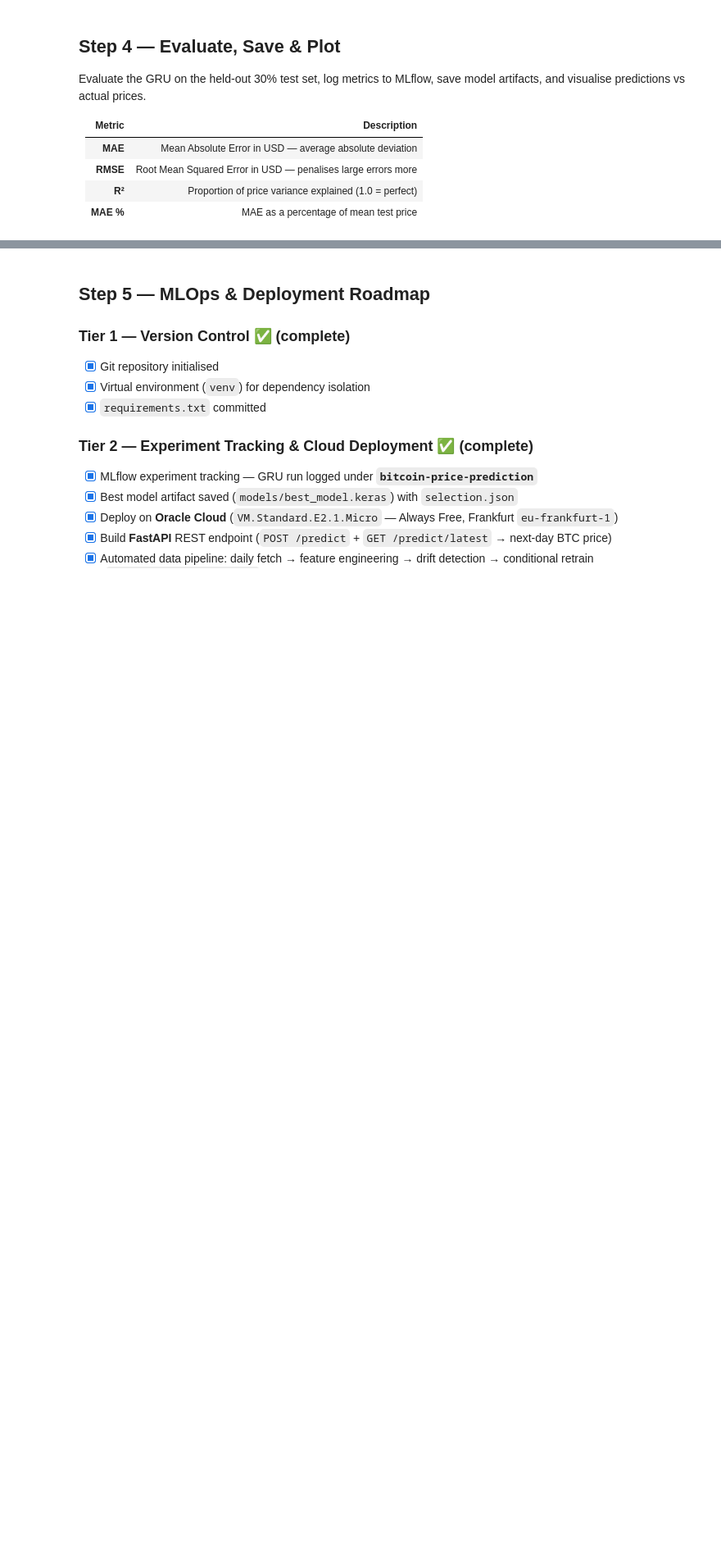
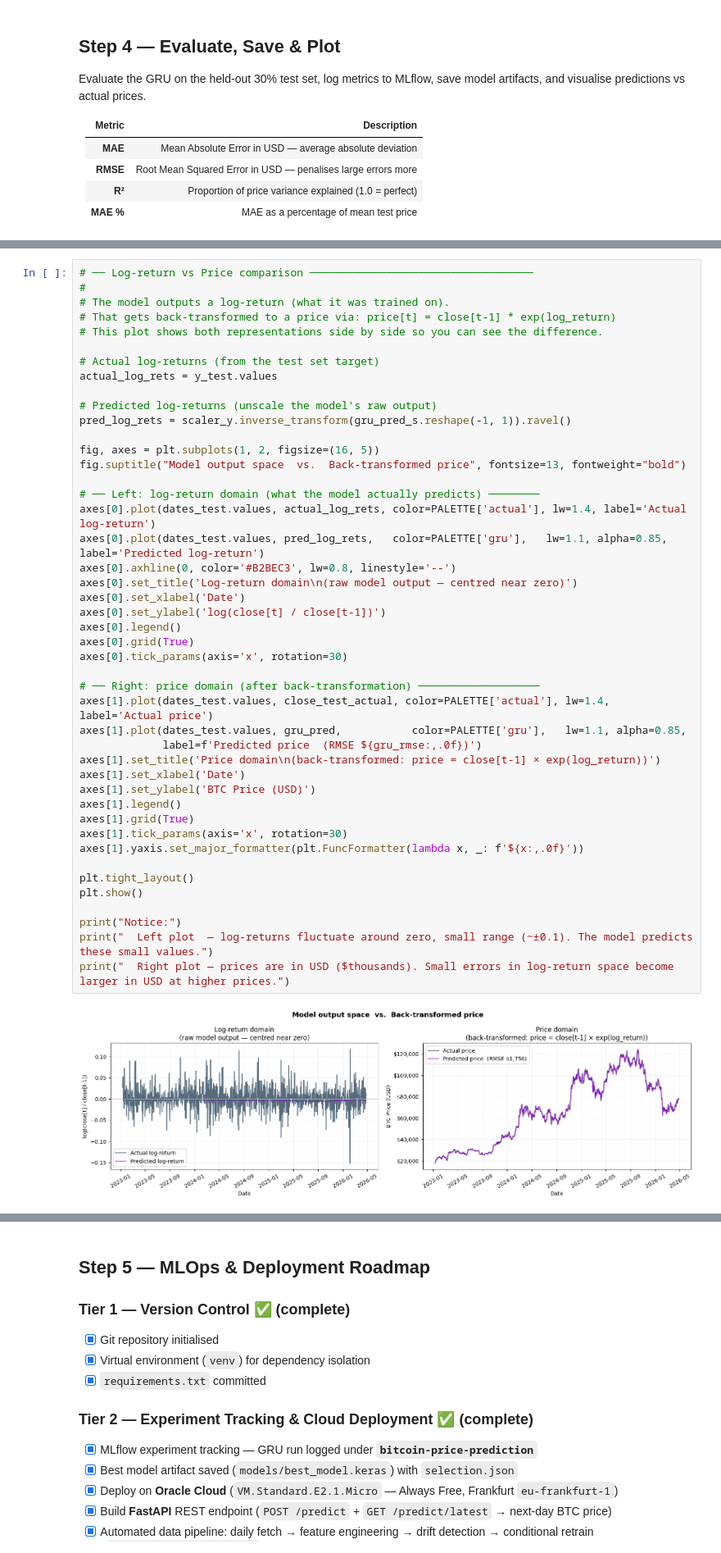
Before and after one commit to brunopulheze/capstone-ml-on-cloud, a Jupyter notebook: notebooks/bitcoin-price-prediction.ipynb, the cells around one changed output, grey strips where cells are left out. Shown at 82% size. Saved outputs shown, nothing was run; the diff lists cells and outputs as text; blank space fills up the shorter version.

Commit message:
update notebooks, docs, retrain pipeline and model artifacts

```diff
--- a/notebooks/bitcoin-price-prediction.ipynb
+++ b/notebooks/bitcoin-price-prediction.ipynb
@@ -448,0 +449,47 @@ selection.json   → c:\Users\bruno\Desktop\Ironhack\labs\capstone-ml-on-cloud\m
+# %%
+# ── Log-return vs Price comparison ───────────────────────────────────
+#
+# The model outputs a log-return (what it was trained on).
+# That gets back-transformed to a price via: price[t] = close[t-1] * exp(log_return)
+# This plot shows both representations side by side so you can see the difference.
+
+# Actual log-returns (from the test set target)
+actual_log_rets = y_test.values
+
+# Predicted log-returns (unscale the model's raw output)
+pred_log_rets = scaler_y.inverse_transform(gru_pred_s.reshape(-1, 1)).ravel()
+
+fig, axes = plt.subplots(1, 2, figsize=(16, 5))
+fig.suptitle("Model output space  vs.  Back-transformed price", fontsize=13, fontweight="bold")
+
+# ── Left: log-return domain (what the model actually predicts) ────────
+axes[0].plot(dates_test.values, actual_log_rets, color=PALETTE['actual'], lw=1.4, label='Actual log-return')
+axes[0].plot(dates_test.values, pred_log_rets,   color=PALETTE['gru'],   lw=1.1, alpha=0.85, label='Predicted log-return')
+axes[0].axhline(0, color='#B2BEC3', lw=0.8, linestyle='--')
+axes[0].set_title('Log-return domain\n(raw model output — centred near zero)')
+axes[0].set_xlabel('Date')
+axes[0].set_ylabel('log(close[t] / close[t-1])')
+axes[0].legend()
+axes[0].grid(True)
+axes[0].tick_params(axis='x', rotation=30)
+
+# ── Right: price domain (after back-transformation) ───────────────────
+axes[1].plot(dates_test.values, close_test_actual, color=PALETTE['actual'], lw=1.4, label='Actual price')
+axes[1].plot(dates_test.values, gru_pred,           color=PALETTE['gru'],   lw=1.1, alpha=0.85,
+             label=f'Predicted price  (RMSE ${gru_rmse:,.0f})')
+axes[1].set_title('Price domain\n(back-transformed: price = close[t-1] × exp(log_return))')
+axes[1].set_xlabel('Date')
+axes[1].set_ylabel('BTC Price (USD)')
+axes[1].legend()
+axes[1].grid(True)
+axes[1].tick_params(axis='x', rotation=30)
+axes[1].yaxis.set_major_formatter(plt.FuncFormatter(lambda x, _: f'${x:,.0f}'))
+
+plt.tight_layout()
+plt.show()
+
+print("Notice:")
+print("  Left plot  — log-returns fluctuate around zero, small range (~±0.1). The model predicts these small values.")
+print("  Right plot — prices are in USD ($thousands). Small errors in log-return space become larger in USD at higher prices.")
+# %% [output]
+[figure, added]
```
Also changed, not shown: parts of 5 cells of this notebook, 9 other files.
